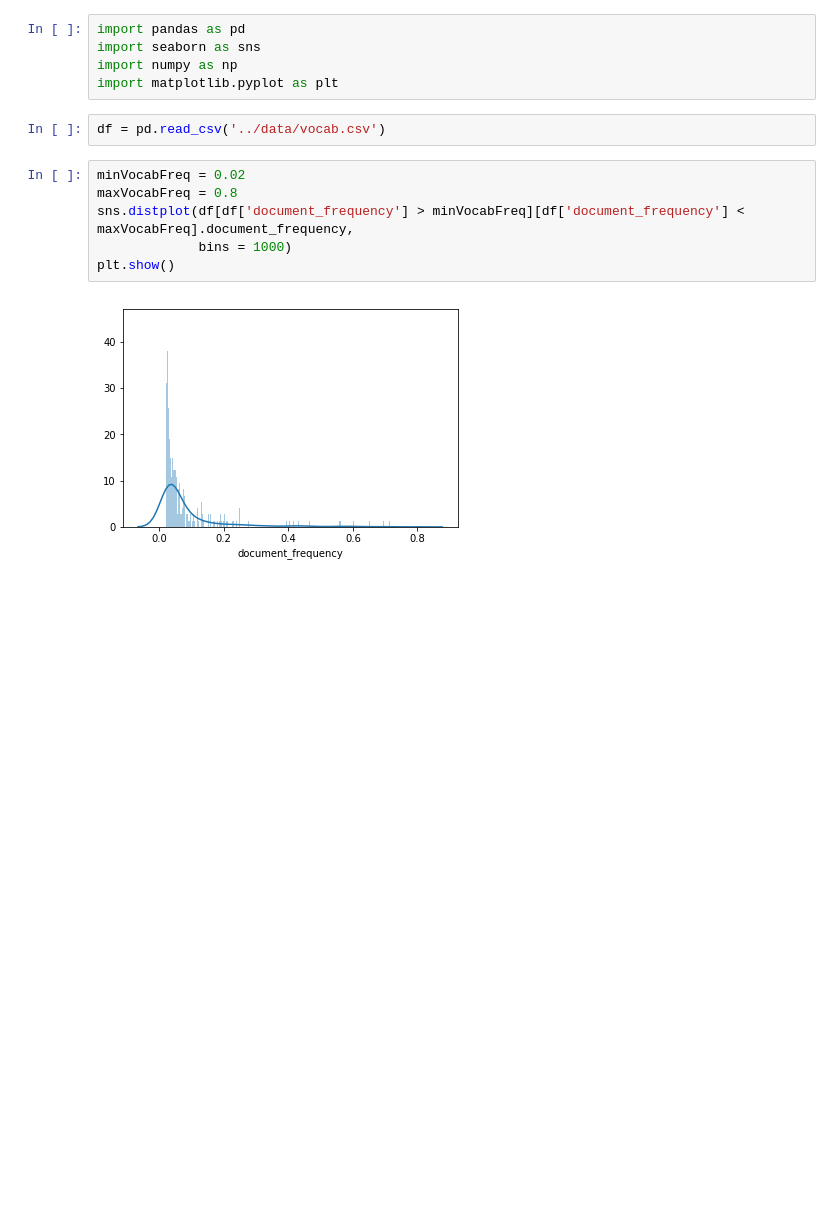
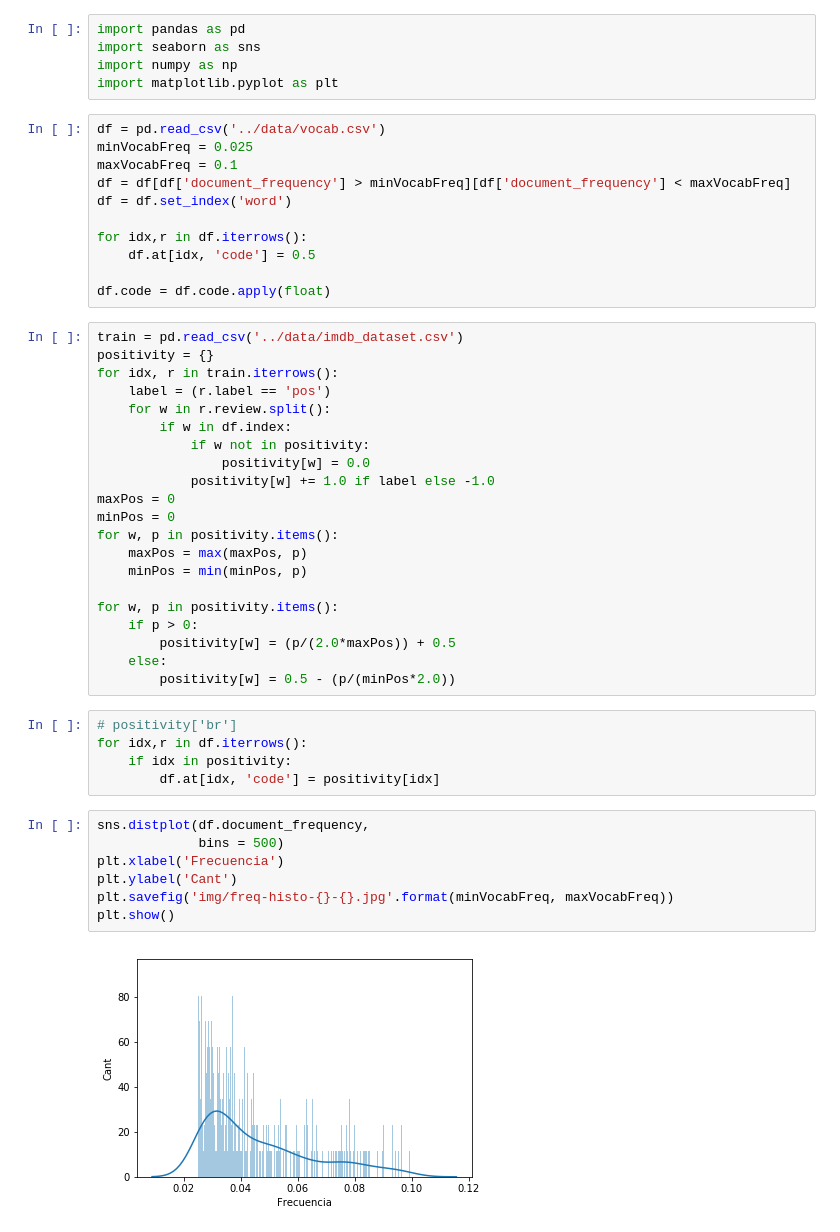
Before and after one commit to ABorgna/metnum, a Jupyter notebook: tp2/exp/Histograma_vocab_frequency.ipynb, the cells around one changed output. Cells and saved outputs as stored; diff of their text form; blank space fills up the shorter version.

```diff
--- a/tp2/exp/Histograma_vocab_frequency.ipynb
+++ b/tp2/exp/Histograma_vocab_frequency.ipynb
@@ -3,13 +3,49 @@ import pandas as pd
 import seaborn as sns
 import numpy as np
 import matplotlib.pyplot as plt
-# %%
-df = pd.read_csv('../data/vocab.csv')
-# %%
-minVocabFreq = 0.02
-maxVocabFreq = 0.8
-sns.distplot(df[df['document_frequency'] > minVocabFreq][df['document_frequency'] < maxVocabFreq].document_frequency,
-             bins = 1000)
-plt.show()
-# %% [output]
-[figure, removed]
+# %%
+df = pd.read_csv('../data/vocab.csv')
+minVocabFreq = 0.025
+maxVocabFreq = 0.1
+df = df[df['document_frequency'] > minVocabFreq][df['document_frequency'] < maxVocabFreq]
+df = df.set_index('word')
+
+for idx,r in df.iterrows():
+    df.at[idx, 'code'] = 0.5
+
+df.code = df.code.apply(float)
+# %%
+train = pd.read_csv('../data/imdb_dataset.csv')
+positivity = {}
+for idx, r in train.iterrows():
+    label = (r.label == 'pos')
+    for w in r.review.split():
+        if w in df.index:
+            if w not in positivity:
+                positivity[w] = 0.0
+            positivity[w] += 1.0 if label else -1.0
+maxPos = 0
+minPos = 0
+for w, p in positivity.items():
+    maxPos = max(maxPos, p)
+    minPos = min(minPos, p)
+
+for w, p in positivity.items():
+    if p > 0:
+        positivity[w] = (p/(2.0*maxPos)) + 0.5
+    else:
+        positivity[w] = 0.5 - (p/(minPos*2.0))
+# %%
+# positivity['br']
+for idx,r in df.iterrows():
+    if idx in positivity:
+        df.at[idx, 'code'] = positivity[idx]
+# %%
+sns.distplot(df.document_frequency,
+             bins = 500)
+plt.xlabel('Frecuencia')
+plt.ylabel('Cant')
+plt.savefig('img/freq-histo-{}-{}.jpg'.format(minVocabFreq, maxVocabFreq))
+plt.show()
+# %% [output]
+[figure, added]
```
Also changed, not shown: parts of 1 cell of this notebook, 25 other files.
